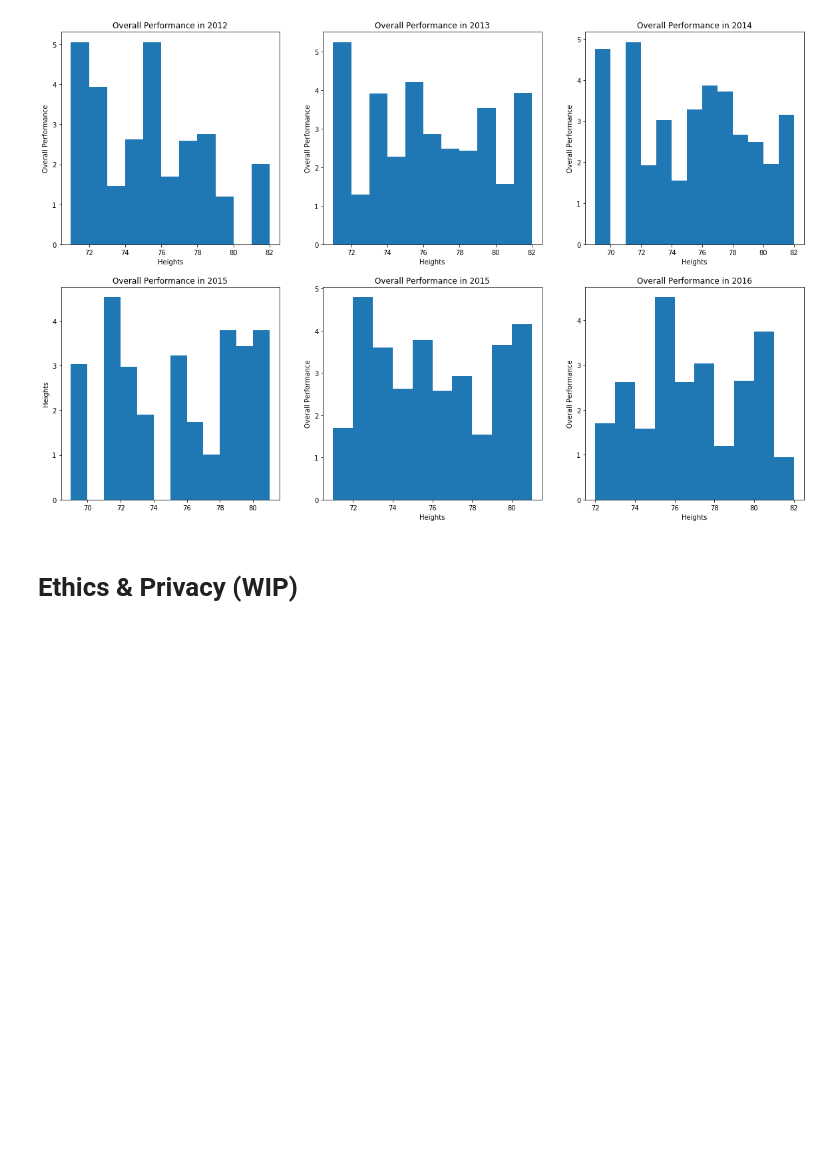
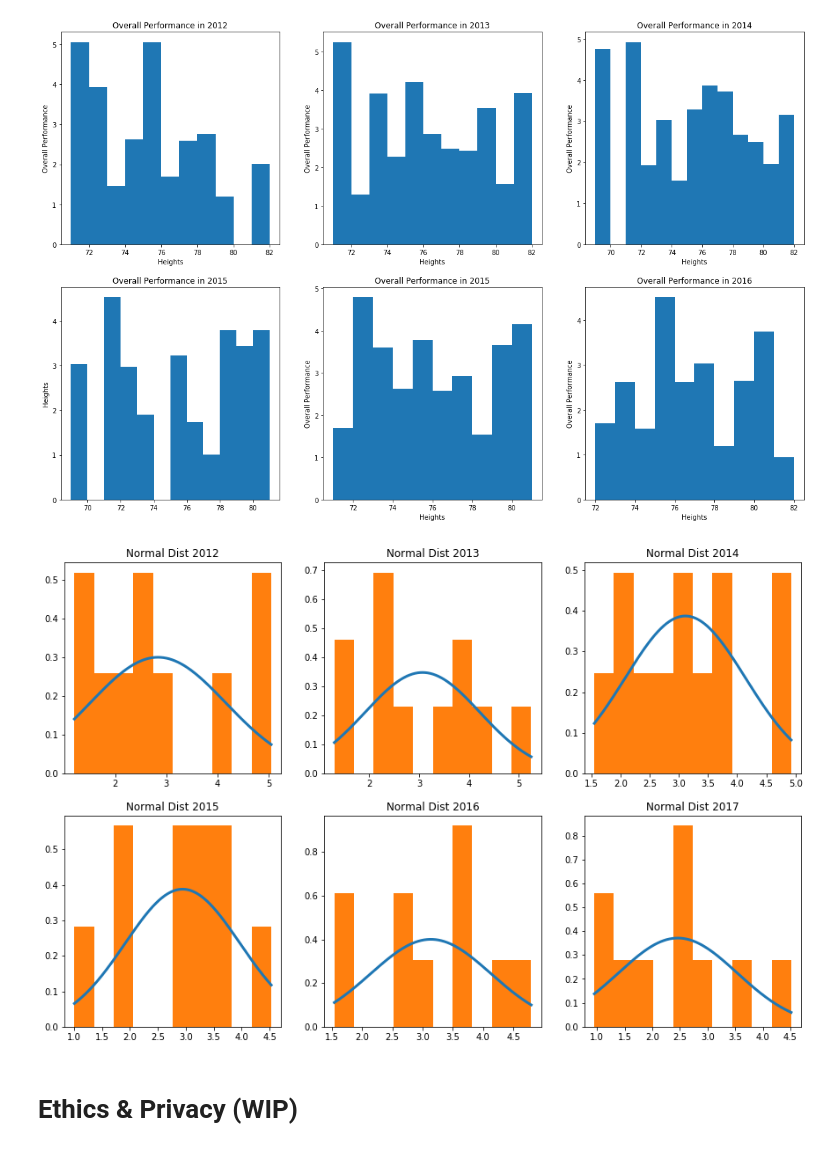
Before and after one commit to jake-garnier/COGS108Project, a Jupyter notebook: FinalProject_group067.ipynb, the cells around one changed output. Saved outputs shown, nothing was run; the diff lists cells and outputs as text; code cells hidden in the pictures; blank space fills up the shorter version.

```diff
--- a/FinalProject_group067.ipynb
+++ b/FinalProject_group067.ipynb
@@ -986,6 +987,65 @@ plt.bar(x = df_2017_height, height = performance2017,width = 1, align  = 'edge')
 plt.show()
 # %% [output]
 [figure]
+# %%
+#plots of Normalized heights vs Overall Variables for each year between 2012-2017 with a Normal Distribution Line
+xs = np.arange(performance2012.min(), performance2012.max(),0.001)
+fit = norm.pdf(xs,np.mean(performance2012),np.std(performance2012))
+
+xs2 = np.arange(performance2013.min(), performance2013.max(),0.001)
+fit2 = norm.pdf(xs2,np.mean(performance2013),np.std(performance2013))
+
+xs3 = np.arange(performance2014.min(), performance2014.max(),0.001)
+fit3 = norm.pdf(xs3,np.mean(performance2014),np.std(performance2014))
+
+xs4 = np.arange(performance2015.min(), performance2015.max(),0.001)
+fit4 = norm.pdf(xs4,np.mean(performance2015),np.std(performance2015))
+
+xs5 = np.arange(performance2016.min(), performance2016.max(),0.001)
+fit5 = norm.pdf(xs5,np.mean(performance2016),np.std(performance2016))
+
+xs6 = np.arange(performance2017.min(), performance2017.max(),0.001)
+fit6 = norm.pdf(xs6,np.mean(performance2017),np.std(performance2017))
+
+plt.figure(figsize = (15,15))
+plt.subplot(331)
+plt.plot(xs, fit, label = 'Normal Dist', lw = 3)
+plt.hist(performance2012, density = True, label = 'Actual Data');
+plt.title('Normal Dist 2012')
+plt.legend;
+
+plt.subplot(332)
+plt.plot(xs2, fit2, label = 'Normal Dist', lw = 3)
+plt.hist(performance2013, density = True, label = 'Actual Data');
+plt.title('Normal Dist 2013')
+plt.legend;
+
+plt.subplot(333)
+plt.plot(xs3, fit3, label = 'Normal Dist', lw = 3)
+plt.hist(performance2014, density = True, label = 'Actual Data');
+plt.title('Normal Dist 2014')
+plt.legend;
+
+plt.subplot(334)
+plt.plot(xs4, fit4, label = 'Normal Dist', lw = 3)
+plt.hist(performance2015, density = True, label = 'Actual Data');
+plt.title('Normal Dist 2015')
+plt.legend;
+
+plt.subplot(335)
+plt.plot(xs5, fit5, label = 'Normal Dist', lw = 3)
+plt.hist(performance2016, density = True, label = 'Actual Data');
+plt.title('Normal Dist 2016')
+plt.legend;
+
+plt.subplot(336)
+plt.plot(xs6, fit6, label = 'Normal Dist', lw = 3)
+plt.hist(performance2017, density = True, label = 'Actual Data');
+plt.title('Normal Dist 2017')
+plt.legend;
+plt.show()
+# %% [output]
+[figure, added]
 # %% [markdown]
 # Ethics & Privacy (WIP)
 # %% [markdown]
```
Also changed, not shown: parts of 4 cells of this notebook.
